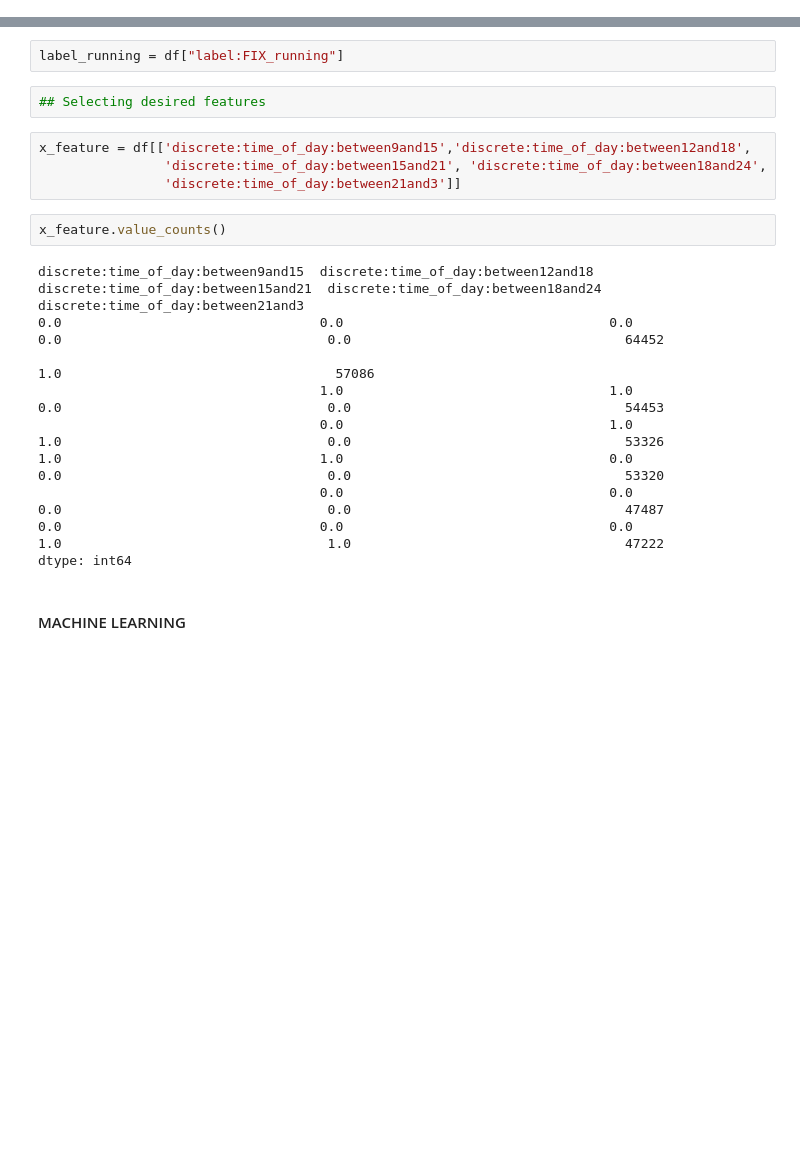
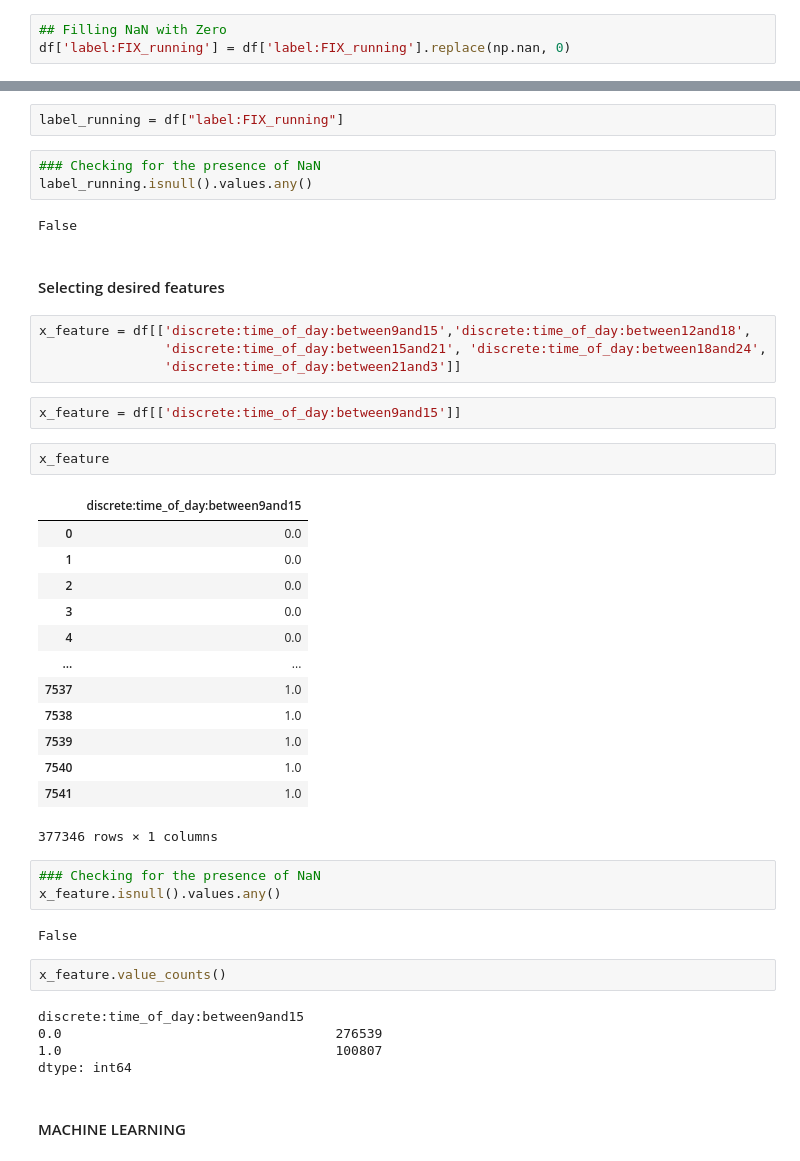
Before and after one commit to robertson-oa/DS_Challenge, a Jupyter notebook: Part 1_understanding the dataset.ipynb, the cells around one changed output, grey strips where cells are left out. Cells and saved outputs as stored; diff of their text form; blank space fills up the shorter version.

```diff
--- a/Part 1_understanding the dataset.ipynb
+++ b/Part 1_understanding the dataset.ipynb
@@ -244,0 +247,3 @@ df_clean
+# %%
+## Filling NaN with Zero
+df['label:FIX_running'] = df['label:FIX_running'].replace(np.nan, 0)
@@ -307,23 +301,46 @@ Name: label:FIX_running, dtype: int64
 #### Defining 1 target labels to work with.
 # %%
 label_running = df["label:FIX_running"]
-# %%
-## Selecting desired features
+# %%
+### Checking for the presence of NaN
+label_running.isnull().values.any()
+# %% [output]
+False
+# %% [markdown]
+#### Selecting desired features
 # %%
 x_feature = df[['discrete:time_of_day:between9and15','discrete:time_of_day:between12and18',
                 'discrete:time_of_day:between15and21', 'discrete:time_of_day:between18and24',
                 'discrete:time_of_day:between21and3']]
+# %%
+x_feature = df[['discrete:time_of_day:between9and15']]
+# %%
+x_feature
+# %% [output]
+|  | discrete:time_of_day:between9and15 |
+| 0 | 0.0 |
+| 1 | 0.0 |
+| 2 | 0.0 |
+| 3 | 0.0 |
+| 4 | 0.0 |
+| ... | ... |
+| 7537 | 1.0 |
+| 7538 | 1.0 |
+| 7539 | 1.0 |
+| 7540 | 1.0 |
+| 7541 | 1.0 |
+377346 rows × 1 columns
+# %%
+### Checking for the presence of NaN
+x_feature.isnull().values.any()
+# %% [output]
+False
 # %%
 x_feature.value_counts()
 # %% [output]
-discrete:time_of_day:between9and15  discrete:time_of_day:between12and18  discrete:time_of_day:between15and21  discrete:time_of_day:between18and24  discrete:time_of_day:between21and3
-0.0                                 0.0                                  0.0                                  0.0                                  0.0                                   64452
-                                                                                                                                                   1.0                                   57086
-                                    1.0                                  1.0                                  0.0                                  0.0                                   54453
-                                    0.0                                  1.0                                  1.0                                  0.0                                   53326
-1.0                                 1.0                                  0.0                                  0.0                                  0.0                                   53320
-                                    0.0                                  0.0                                  0.0                                  0.0                                   47487
-0.0                                 0.0                                  0.0                                  1.0                                  1.0                                   47222
+discrete:time_of_day:between9and15
+0.0                                   276539
+1.0                                   100807
 dtype: int64
 # %% [markdown]
 #### MACHINE LEARNING
```
Also changed, not shown: parts of 5 cells of this notebook.
